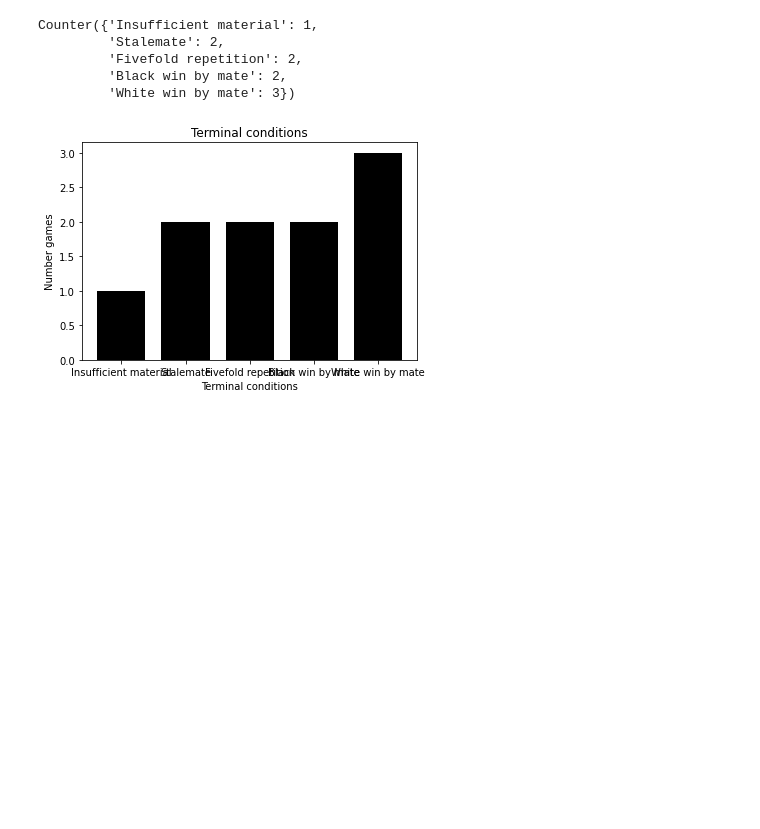
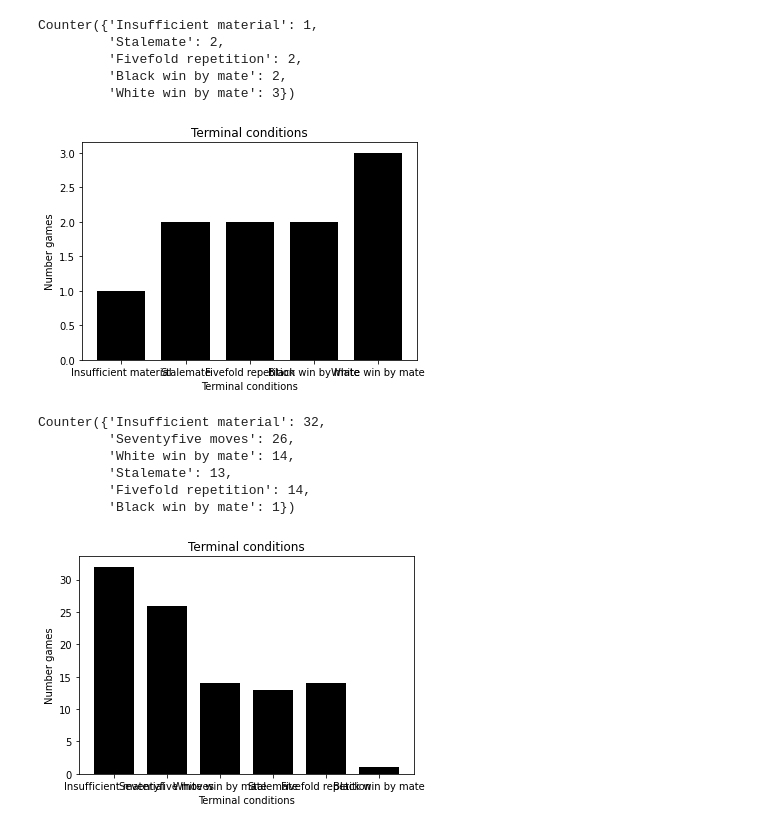
Before and after one commit to hunter7yler/convolutional-chess, a Jupyter notebook: game_lab.ipynb, the cells around one changed output. Drawn from its saved outputs; the diff is of its cells as text; code cells hidden in the pictures; blank space fills up the shorter version.

```diff
--- a/game_lab.ipynb
+++ b/game_lab.ipynb
@@ -32,3 +56,22 @@ Counter({'Insufficient material': 1,
          'Black win by mate': 2,
          'White win by mate': 3})
 [figure]
+# %%
+#random moves vs. pure CNN
+from chessmate.simulations import ChessPlayground
+from chessmate.engines import Random
+from chessmate.utils import display_all_results
+from local_engines import CNN
+nn = CNN(color=False)
+rp = Random()
+simulation = ChessPlayground(rp, nn)
+simulation.play_multiple_games(100)
+display_all_results(simulation.all_results)
+# %% [output]
+Counter({'Insufficient material': 32,
+         'Seventyfive moves': 26,
+         'White win by mate': 14,
+         'Stalemate': 13,
+         'Fivefold repetition': 14,
+         'Black win by mate': 1})
+[figure, added]
```
Also changed, not shown: parts of 5 cells of this notebook, 3 other files.
